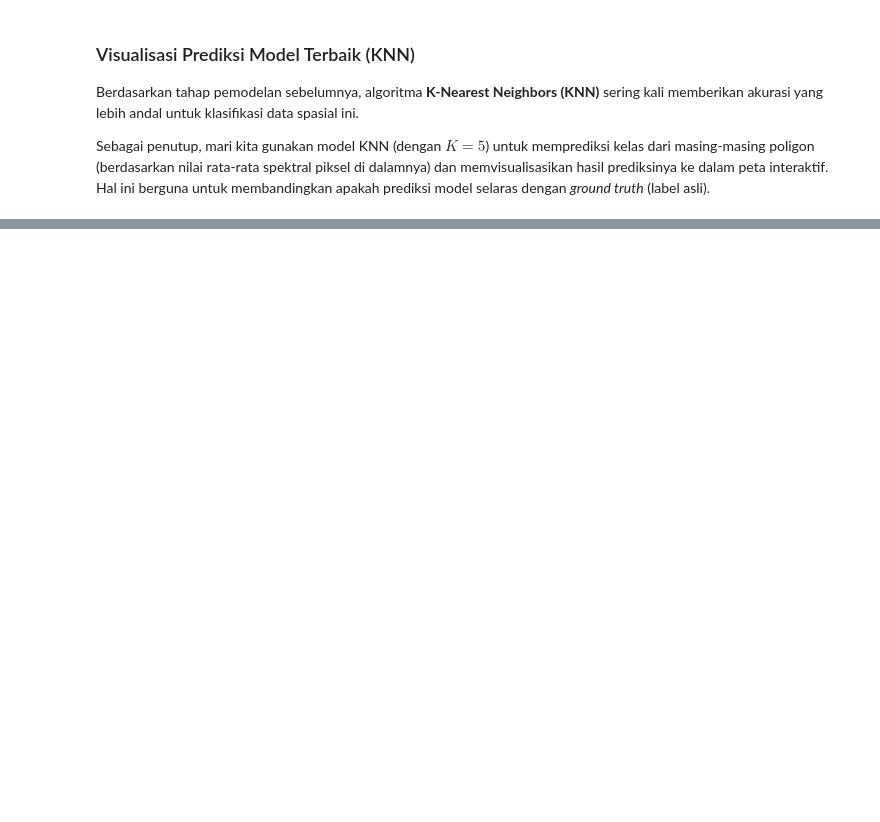
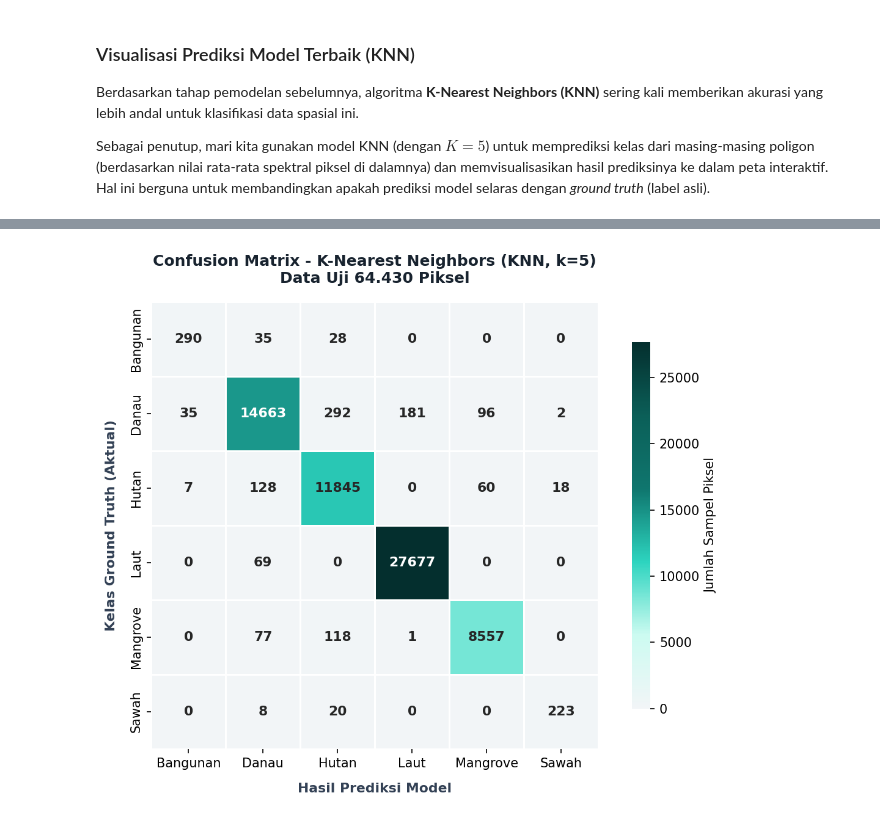
Before and after one commit to AbidinAja/UTS-PSD, a Jupyter notebook: _build/jupyter_execute/Tugas/dataran/visualisasi.ipynb, the cells around one changed output, grey strips where cells are left out. Cells and saved outputs as stored; diff of their text form; code cells hidden in the pictures; blank space fills up the shorter version.

```diff
--- a/_build/jupyter_execute/Tugas/dataran/visualisasi.ipynb
+++ b/_build/jupyter_execute/Tugas/dataran/visualisasi.ipynb
@@ -347,0 +448,49 @@ m_full
+# %%
+import matplotlib.colors as mcolors
+import seaborn as sns
+from sklearn.metrics import confusion_matrix
+
+# Gradien tema kehijauan (Teal) selaras antarmuka Streamlit
+cmap_teal = mcolors.LinearSegmentedColormap.from_list(
+    "psd_teal_theme",
+    ["#F2F5F7", "#CCFBF1", "#2DD4BF", "#0F766E", "#0B5F58", "#042F2E"]
+)
+
+labels = ["Bangunan", "Danau", "Hutan", "Laut", "Mangrove", "Sawah"]
+try:
+    cm = confusion_matrix(y_test, y_pred_knn, labels=labels)
+    cm_df = pd.DataFrame(cm, index=labels, columns=labels)
+except Exception:
+    cm_data = [
+        [290, 35, 28, 0, 0, 0],
+        [35, 14663, 292, 181, 96, 2],
+        [7, 128, 11845, 0, 60, 18],
+        [0, 69, 0, 27677, 0, 0],
+        [0, 77, 118, 1, 8557, 0],
+        [0, 8, 20, 0, 0, 223]
+    ]
+    cm_df = pd.DataFrame(cm_data, index=labels, columns=labels)
+
+plt.figure(figsize=(8, 6.2), dpi=150)
+sns.heatmap(
+    cm_df,
+    annot=True,
+    fmt='d',
+    cmap=cmap_teal,
+    cbar=True,
+    linewidths=1.2,
+    linecolor="#FFFFFF",
+    square=True,
+    annot_kws={"size": 10.5, "weight": "bold"},
+    cbar_kws={"shrink": 0.82, "label": "Jumlah Sampel Piksel"}
+)
+plt.title("Confusion Matrix - K-Nearest Neighbors (KNN, k=5)\nData Uji 64.430 Piksel",
+          fontsize=12, fontweight="bold", color="#18232F", pad=15)
+plt.xlabel("Hasil Prediksi Model", fontsize=10.5, fontweight="600", color="#334155", labelpad=10)
+plt.ylabel("Kelas Ground Truth (Aktual)", fontsize=10.5, fontweight="600", color="#334155", labelpad=10)
+
+plt.tight_layout()
+plt.savefig("confusion_matrix.png", dpi=180, bbox_inches="tight")
+plt.show()
+# %% [output]
+[figure, added]
```
Also changed, not shown: parts of 4 cells of this notebook, 15 other files.
